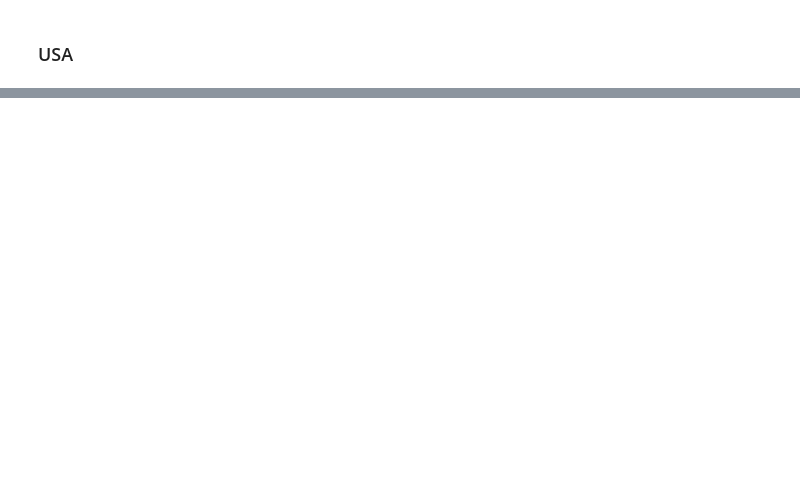
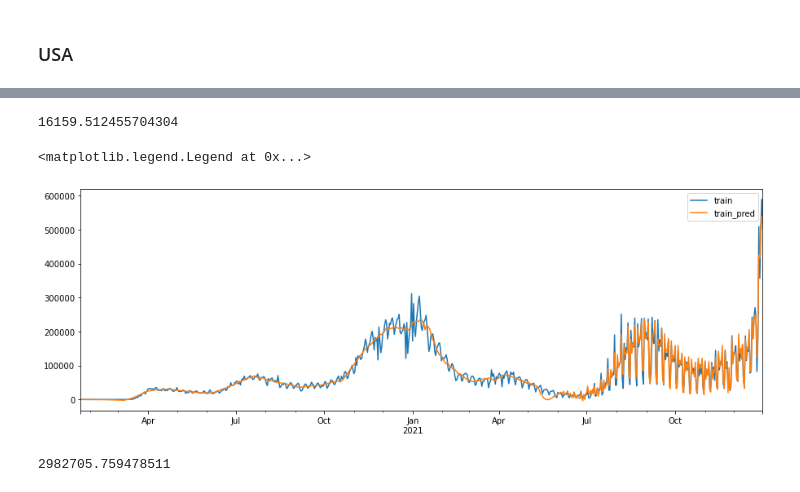
Before and after one commit to ryanchoe2024/Stat-390, a Jupyter notebook: Sid_Models/Prophet-Multi-Sid.ipynb, the cells around one changed output, grey strips where cells are left out. Drawn from its saved outputs; the diff is of its cells as text; code cells hidden in the pictures; blank space fills up the shorter version.

Commit message:
Prophet both done

```diff
--- a/Sid_Models/Prophet-Multi-Sid.ipynb
+++ b/Sid_Models/Prophet-Multi-Sid.ipynb
@@ -37,3 +37,10 @@ Australia_train_imputed.set_index('date', inplace=True)
 Australia_test_imputed.set_index('date', inplace=True)
 # %% [markdown]
 ### USA
+# %%
+import warnings
+warnings.filterwarnings("ignore")
+from sklearn.metrics import mean_squared_error
+
+USA_train_imputed.index = pd.to_datetime(USA_train_imputed.index)
+USA_test_imputed.index = pd.to_datetime(USA_test_imputed.index)
@@ -39,0 +72,23 @@ Australia_test_imputed.set_index('date', inplace=True)
+# %%
+# SCALE DATA
+from sklearn.preprocessing import StandardScaler
+USA_train_target = USA_train_imputed['new_cases']
+USA_test_target = USA_test_imputed['new_cases']
+USA_train_imputed = USA_train_imputed.drop(columns = ['new_cases'])
+USA_test_imputed = USA_test_imputed.drop(columns = ['new_cases'])
+
+scalerX = StandardScaler().fit(USA_train_imputed)
+USA_train_scaled = scalerX.transform(USA_train_imputed)
+USA_train_scaled = pd.DataFrame(USA_train_scaled, index=USA_train_imputed.index, columns=USA_train_imputed.columns)
+USA_test_scaled = scalerX.transform(USA_test_imputed)
+USA_test_scaled = pd.DataFrame(USA_test_scaled, index=USA_test_imputed.index, columns=USA_test_imputed.columns)
+
+USA_train_scaled['new_cases'] = USA_train_target
+USA_test_scaled['new_cases'] = USA_test_target
+# %%
+# ADD REGRESSORS AND FIT MODEL
+model = prophet.Prophet(changepoint_prior_scale= 0.5, seasonality_prior_scale= 10.0, daily_seasonality=True, weekly_seasonality=True, yearly_seasonality=True, seasonality_mode = 'multiplicative', growth='linear')
+for col in USA_train_scaled.columns:
+    if col not in ['date', 'new_cases']:
+        model.add_regressor(col)
+model=model.fit(USA_train_scaled.reset_index().rename(columns={'date':'ds', 'new_cases':'y'}))
@@ -39,0 +98,21 @@ Australia_test_imputed.set_index('date', inplace=True)
+# %%
+# Make training predictions and Train RMSE
+train_pred=model.predict(USA_train_scaled.reset_index().rename(columns={'date':'ds', 'new_cases':'y'})).set_index('ds')
+rmse = np.sqrt(mean_squared_error(train_pred['yhat'], USA_train_scaled['new_cases']))
+rmse
+# %% [output]
+16159.512455704304
+# %%
+# Train Plot
+pd.concat([USA_train_scaled['new_cases'],train_pred['yhat']], axis=1).plot(figsize=(15,5))
+plt.legend(['train', 'train_pred'])
+# %% [output]
+<matplotlib.legend.Legend at 0x...>
+[figure, added]
+# %%
+# Make testing predictions and Test RMSE
+test_pred=model.predict(USA_test_scaled.reset_index().rename(columns={'date':'ds', 'new_cases':'y'})).set_index('ds')
+rmse = np.sqrt(mean_squared_error(test_pred['yhat'], USA_test_scaled['new_cases']))
+rmse
+# %% [output]
+2982705.759478511
```
Also changed, not shown: parts of 48 cells of this notebook, 2 other files.
